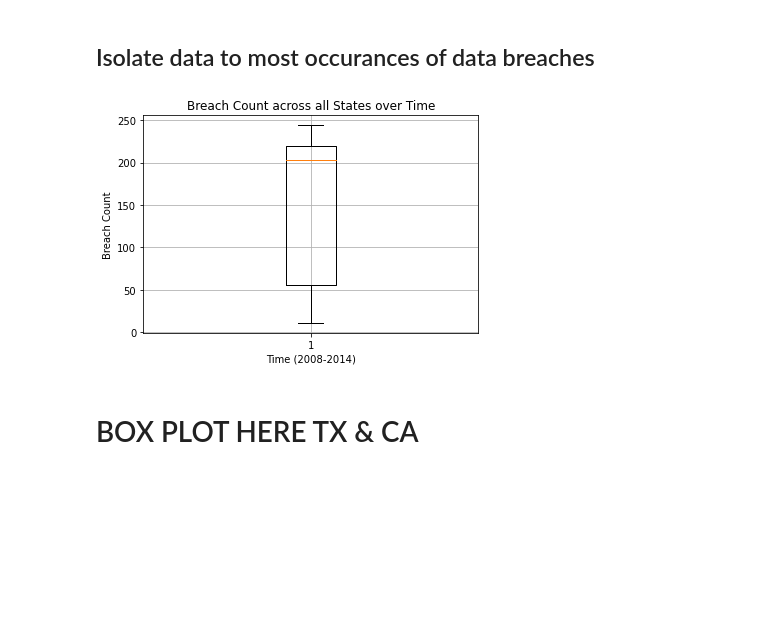
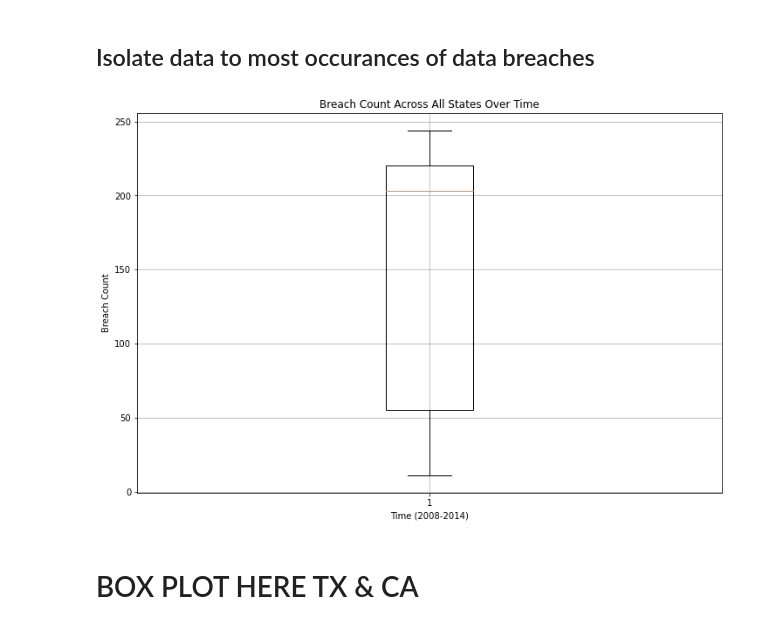
Before and after one commit to eglulu6/Project_1_Team_Platypus, a Jupyter notebook: data_slicing-Copy2.ipynb, the cells around one changed output. Drawn from its saved outputs; the diff is of its cells as text; code cells hidden in the pictures; blank space fills up the shorter version.

```diff
--- a/data_slicing-Copy2.ipynb
+++ b/data_slicing-Copy2.ipynb
@@ -171,15 +171,16 @@ plt.show()
 tx_breaches = pd.DataFrame(cyber_data.loc[(cyber_data['State']=='TX')]['Breach ID'])
 ca_breaches = pd.DataFrame(cyber_data.loc[(cyber_data['State']=='CA')]['Breach ID'])
 # %%
+plt.figure(figsize = (12, 8))
 plt.boxplot(yr_breach_count)
-plt.title('Breach Count across all States over Time')
+plt.title('Breach Count Across All States Over Time')
 plt.ylabel('Breach Count')
 plt.xlabel('Time (2008-2014)')
 plt.grid()
-#plt.savefig("Images/FiresPie.png")
+plt.savefig("Images/BreachCountboxplot.png")
 plt.show()
 # %% [output]
-[figure, old version]
+[figure, new version]
 # %% [markdown]
 # BOX PLOT HERE TX & CA
 # %% [markdown]
```
Also changed, not shown: parts of 1 cell of this notebook, 6 other files.
